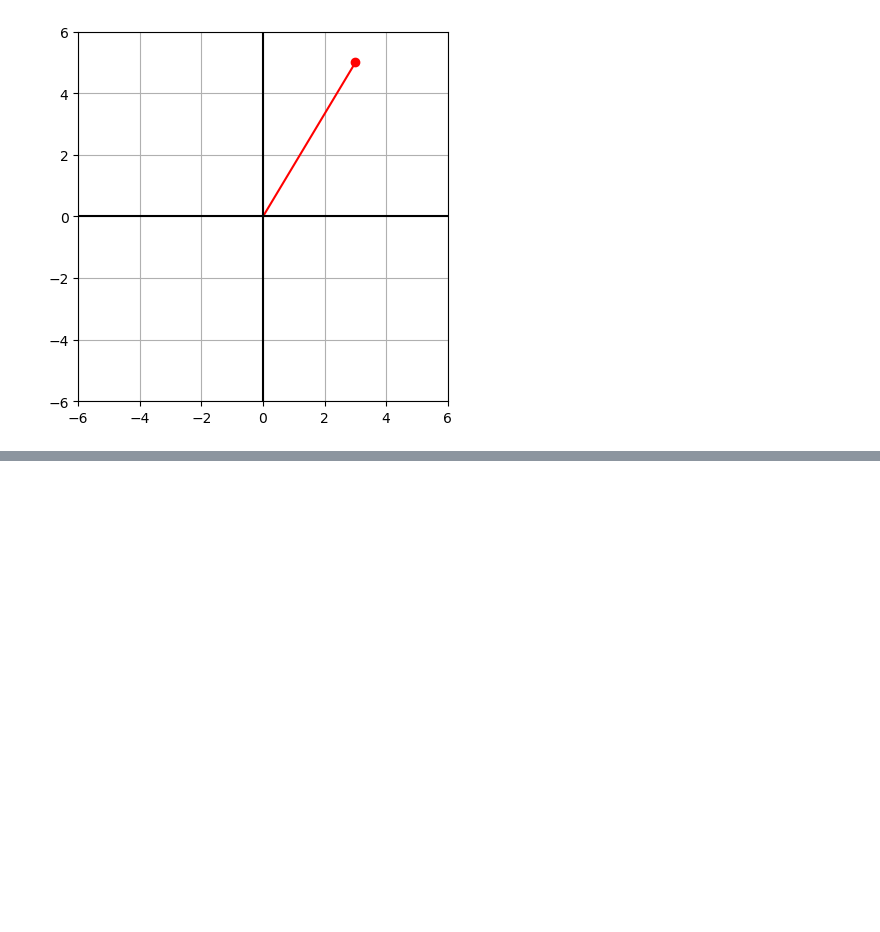
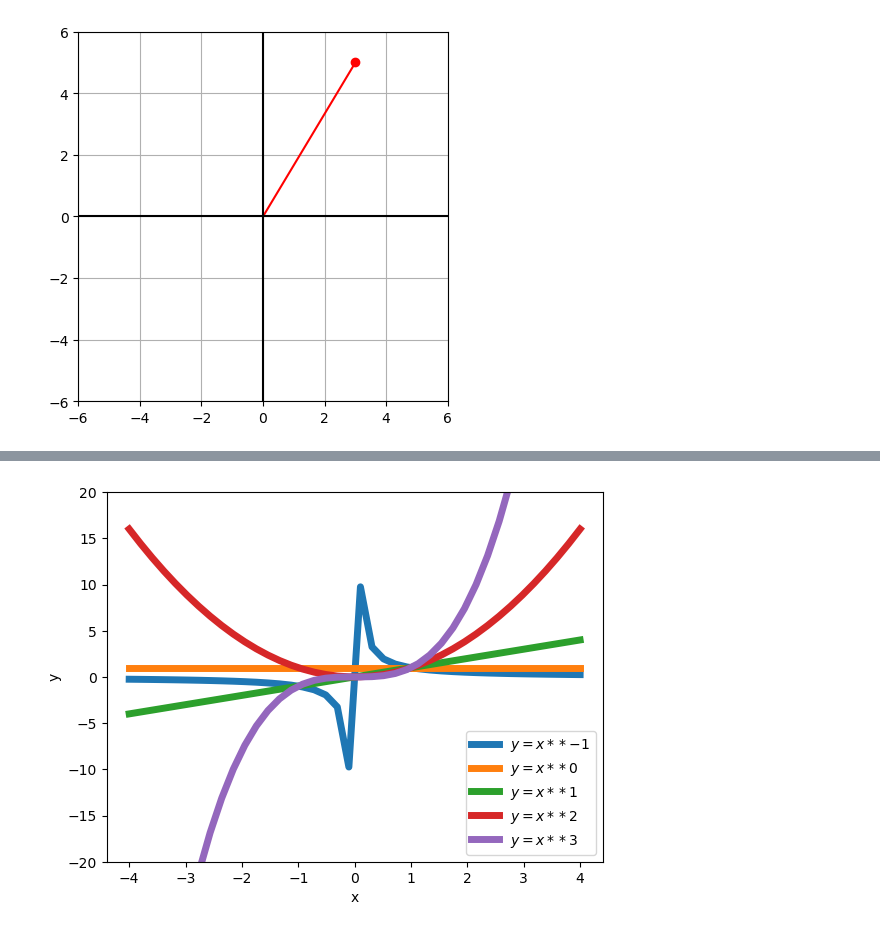
Before and after one commit to jinjiaacademy/MathPython, a Jupyter notebook: Graphing and visualization.ipynb, the cells around one changed output, grey strips where cells are left out. Cells and saved outputs as stored; diff of their text form; code cells hidden in the pictures; blank space fills up the shorter version.

```diff
--- a/Graphing and visualization.ipynb
+++ b/Graphing and visualization.ipynb
@@ -163,0 +183,17 @@ plt.show()
+# %%
+x = np.linspace(-4, 4, 40)
+pwrs = range(-1, 4)
+
+for pwr in pwrs:
+    y = x**pwr
+    plt.plot(x, y, '-',label='$y = x**{%s}$'%pwr, linewidth=5)
+
+plt.ylim([-20, 20])
+
+plt.xlabel('x')
+plt.ylabel('y')
+plt.legend()
+
+plt.show()
+# %% [output]
+[figure, added]
```
Also changed, not shown: parts of 10 cells of this notebook.
